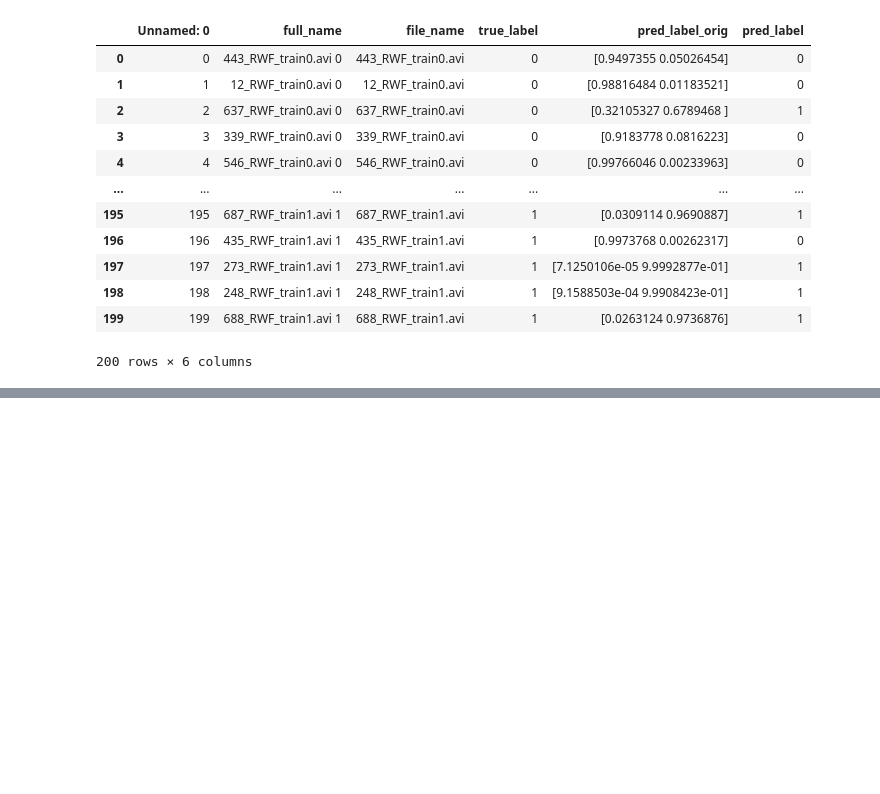
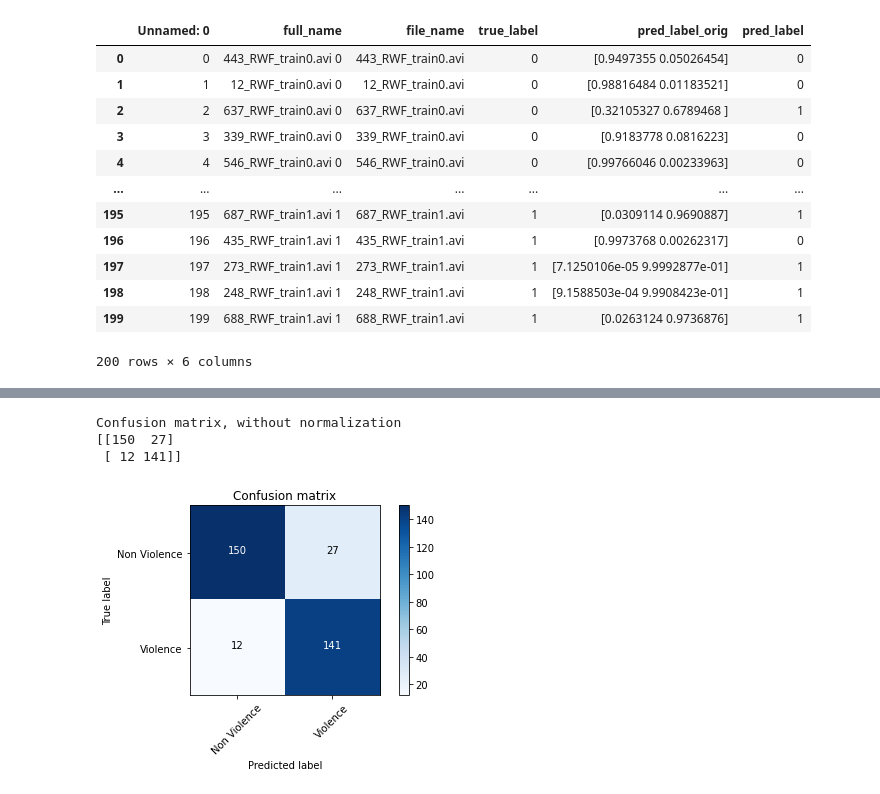
Before and after one commit to phapnm/Violence-Recognition, a Jupyter notebook: metrics.ipynb, the cells around one changed output, grey strips where cells are left out. Drawn from its saved outputs; the diff is of its cells as text; code cells hidden in the pictures; blank space fills up the shorter version.

```diff
--- a/metrics.ipynb
+++ b/metrics.ipynb
@@ -62,0 +109,3 @@ Confusion matrix, without normalization
+# %%
+df_kaggle_test = pd.read_csv('kaggle_test.csv')
+df_kaggle_test
@@ -62,0 +126,12 @@ Confusion matrix, without normalization
+# %%
+true_label_kaggle_test = df_kaggle_test['true_label'].tolist()
+pred_label_kaggle_test = df_kaggle_test['pred_label'].tolist()
+# %%
+cm_kaggle_test = confusion_matrix(true_label_kaggle_test, pred_label_kaggle_test)
+# %%
+plot_confusion_matrix(cm_kaggle_test, labels)
+# %% [output]
+Confusion matrix, without normalization
+[[150  27]
+ [ 12 141]]
+[figure, added]
```
Also changed, not shown: parts of 25 cells of this notebook, 11 other files.
